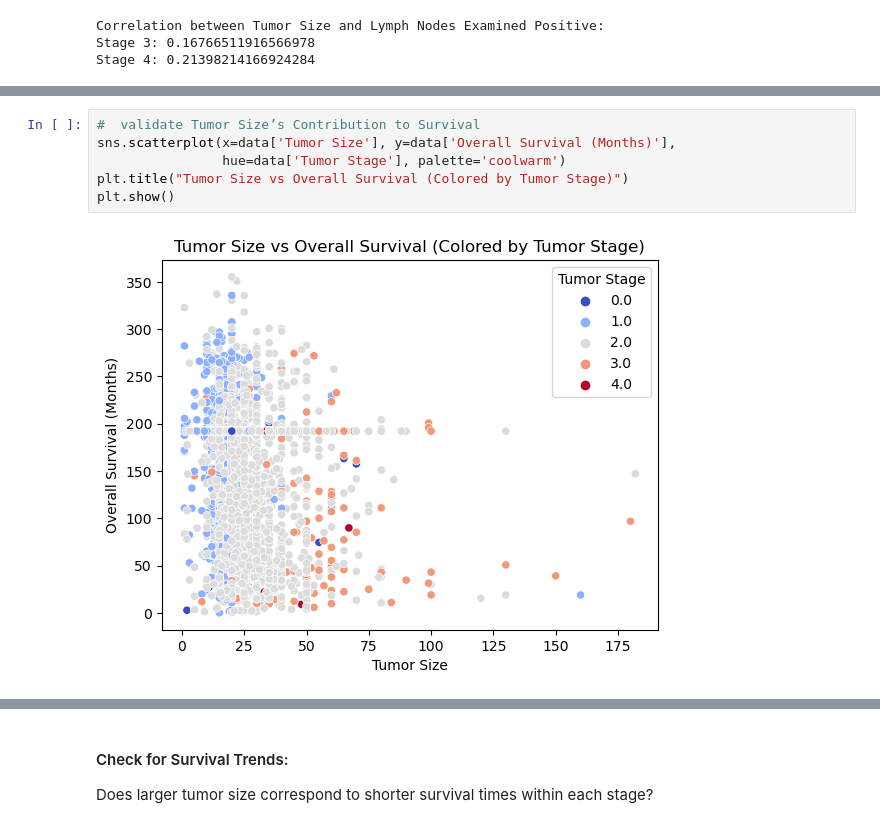
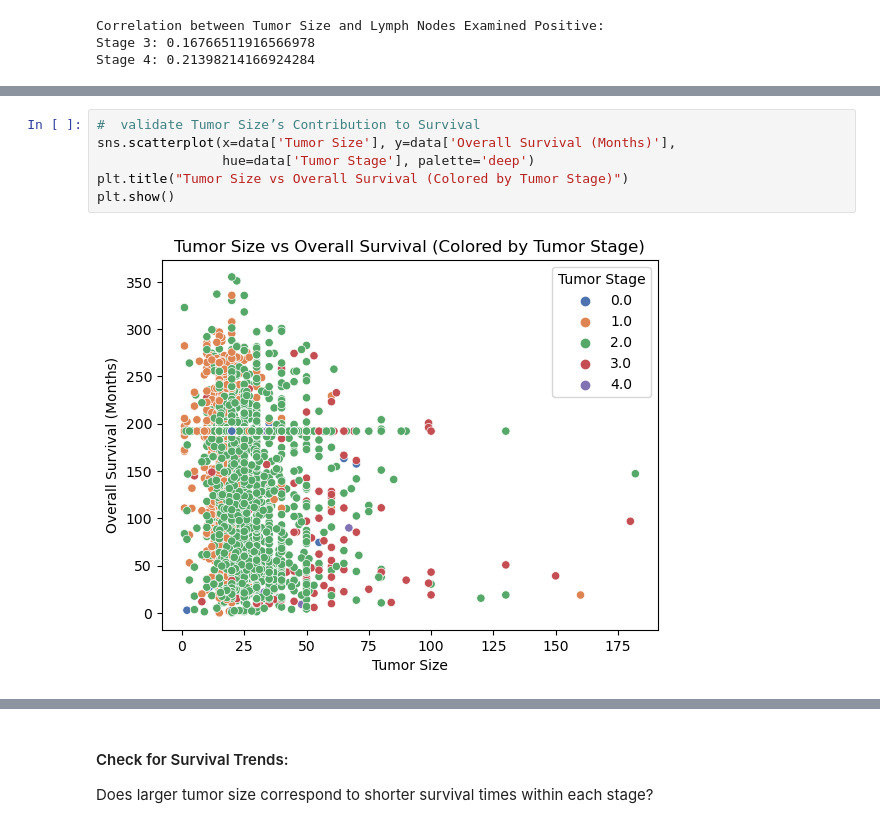
Before and after one commit to sowmyamaddali/Breast-Cancer--METABRIC, a Jupyter notebook: notebooks/eda_analysis.ipynb, the cells around one changed output, grey strips where cells are left out. Saved outputs shown, nothing was run; the diff lists cells and outputs as text.

```diff
--- a/notebooks/eda_analysis.ipynb
+++ b/notebooks/eda_analysis.ipynb
@@ -355,8 +355,8 @@ Stage 4: 0.21398214166924284
 # %%
 #  validate Tumor Size’s Contribution to Survival
 sns.scatterplot(x=data['Tumor Size'], y=data['Overall Survival (Months)'],
-                hue=data['Tumor Stage'], palette='coolwarm')
+                hue=data['Tumor Stage'], palette='deep')
 plt.title("Tumor Size vs Overall Survival (Colored by Tumor Stage)")
 plt.show()
 # %% [output]
-[figure, old version]
+[figure, new version]
```
Also changed, not shown: parts of 28 cells of this notebook.
